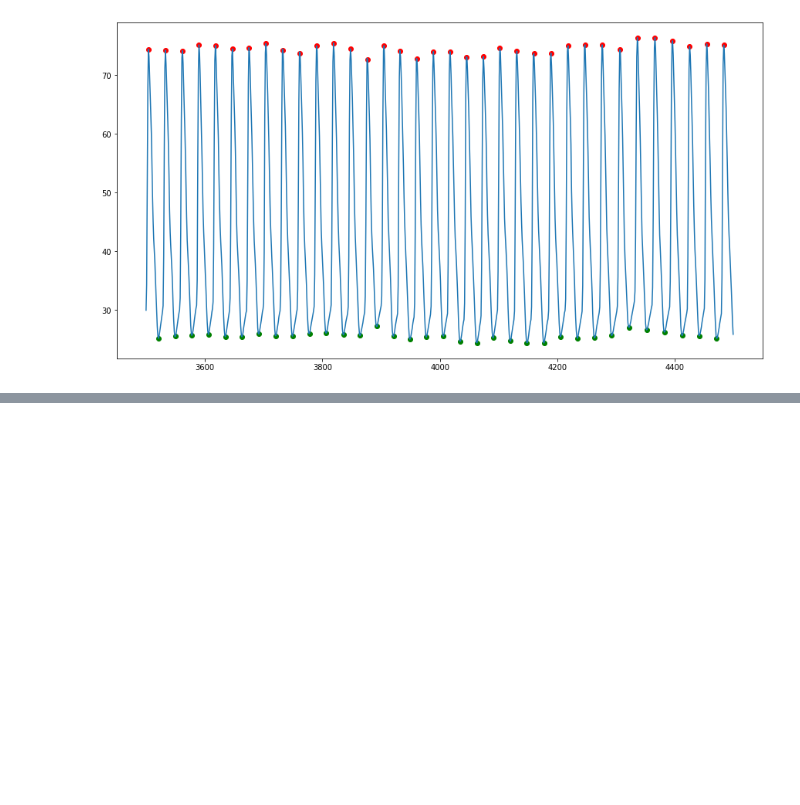
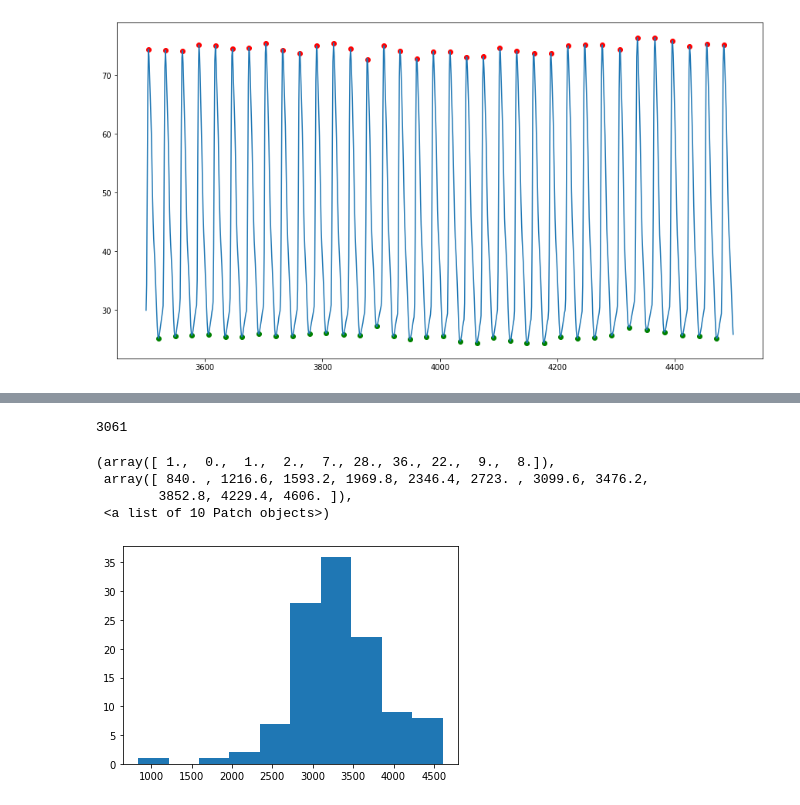
Before and after one commit to epsilon-deltta/spi2nrs, a Jupyter notebook: test.ipynb, the cells around one changed output, grey strips where cells are left out. Drawn from its saved outputs; the diff is of its cells as text; code cells hidden in the pictures; blank space fills up the shorter version.

Commit message:
stats for number of peaks, distribution of ACV_sys, ACA_dia, ACV/ACA, fixed missing data problem (it has another pleth column X002/PLETH, not intellivue/pleth

```diff
--- a/test.ipynb
+++ b/test.ipynb
@@ -659,0 +853,9 @@ x = x['x'].to_numpy()
+# %%
+import torch
+trdt  = DynamicPPGDT() # interval: 60s, until: 50min.
+trdl  = torch.utils.data.DataLoader(trdt, batch_size=4)
+
+# test
+trit = iter(trdl)
+
+x,y = next(trit)
@@ -802,0 +1012,4 @@ plt.scatter(peaks_i,signals['PPG_Raw'][peaks_i],c='g')
+# %%
+vf = vitaldb.VitalFile(fpaths[101],'X002/PLETH')
+# %%
+x = vf.get_track_samples('X002/PLETH',interval=sample_rate)
@@ -802,0 +1066,14 @@ plt.scatter(peaks_i,signals['PPG_Raw'][peaks_i],c='g')
+# %%
+len(n_sys[0])
+# %% [output]
+3061
+# %%
+n_sys_count = [len(s) for s in n_sys]
+# %%
+plt.hist(n_sys_count)
+# %% [output]
+(array([ 1.,  0.,  1.,  2.,  7., 28., 36., 22.,  9.,  8.]),
+ array([ 840. , 1216.6, 1593.2, 1969.8, 2346.4, 2723. , 3099.6, 3476.2,
+        3852.8, 4229.4, 4606. ]),
+ <a list of 10 Patch objects>)
+[figure, added]
```
Also changed, not shown: parts of 41 cells of this notebook.
